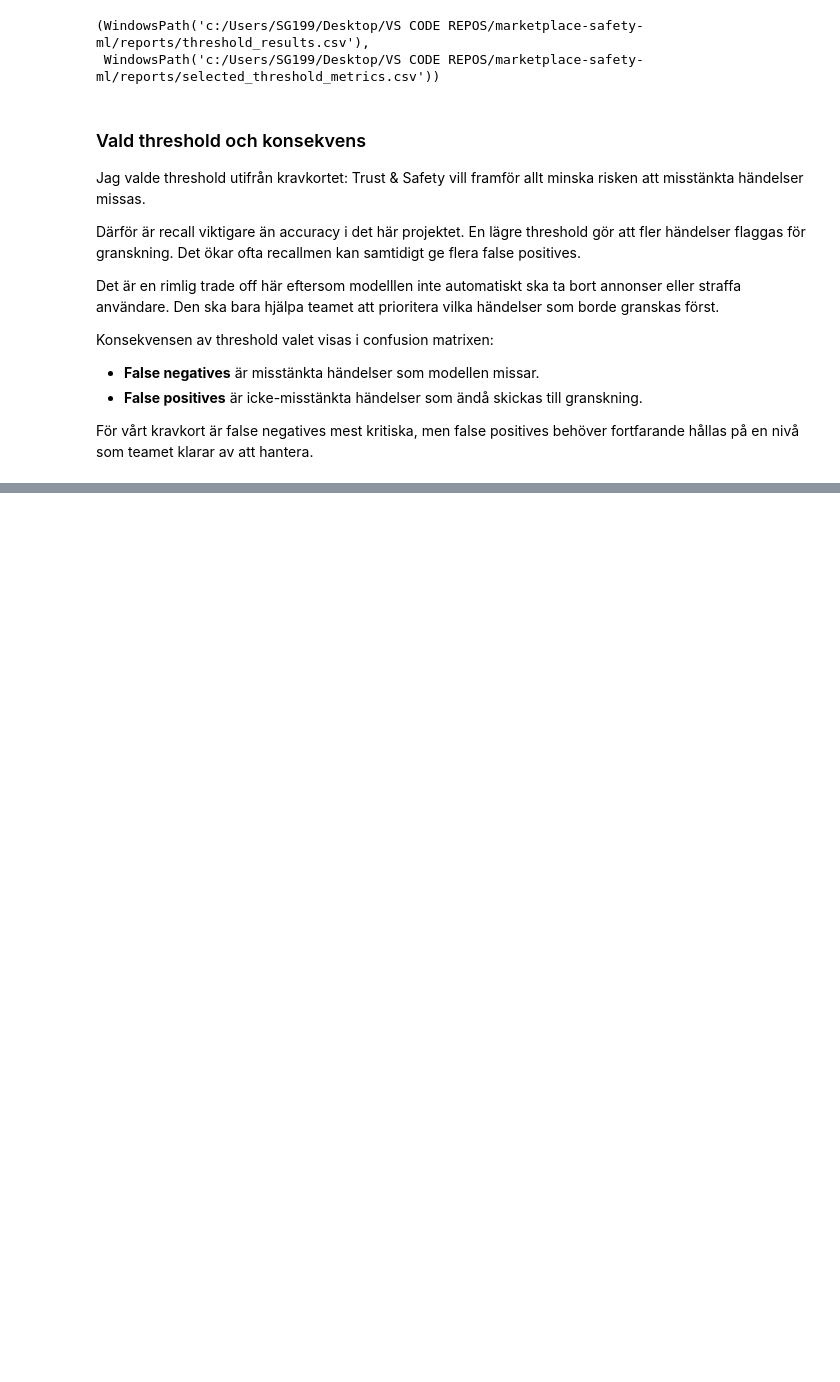
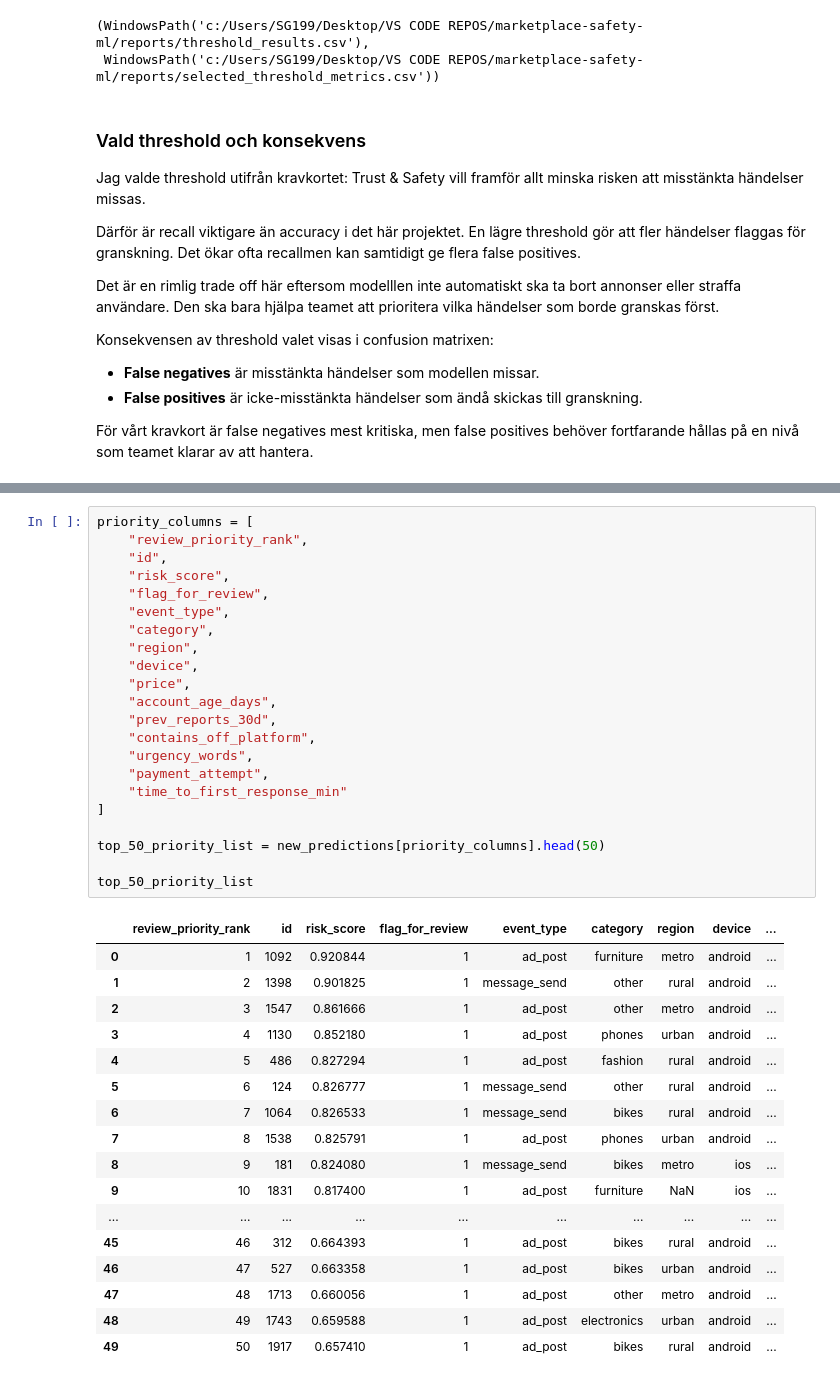
Before and after one commit to SoroushGReza/marketplace-safety-ml, a Jupyter notebook: notebooks/report.ipynb, the cells around one changed output, grey strips where cells are left out. Drawn from its saved outputs; the diff is of its cells as text; blank space fills up the shorter version.

```diff
--- a/notebooks/report.ipynb
+++ b/notebooks/report.ipynb
@@ -937,0 +1078,40 @@ För vårt kravkort är false negatives mest kritiska, men false positives behö
+# %%
+priority_columns = [
+    "review_priority_rank",
+    "id",
+    "risk_score",
+    "flag_for_review",
+    "event_type",
+    "category",
+    "region",
+    "device",
+    "price",
+    "account_age_days",
+    "prev_reports_30d",
+    "contains_off_platform",
+    "urgency_words",
+    "payment_attempt",
+    "time_to_first_response_min"
+]
+
+top_50_priority_list = new_predictions[priority_columns].head(50)
+
+top_50_priority_list
+# %% [output]
+|  | review_priority_rank | id | risk_score | flag_for_review | event_type | category | region | device | ... |
+| 0 | 1 | 1092 | 0.920844 | 1 | ad_post | furniture | metro | android | ... |
+| 1 | 2 | 1398 | 0.901825 | 1 | message_send | other | rural | android | ... |
+| 2 | 3 | 1547 | 0.861666 | 1 | ad_post | other | metro | android | ... |
+| 3 | 4 | 1130 | 0.852180 | 1 | ad_post | phones | urban | android | ... |
+| 4 | 5 | 486 | 0.827294 | 1 | ad_post | fashion | rural | android | ... |
+| 5 | 6 | 124 | 0.826777 | 1 | message_send | other | rural | android | ... |
+| 6 | 7 | 1064 | 0.826533 | 1 | message_send | bikes | rural | android | ... |
+| 7 | 8 | 1538 | 0.825791 | 1 | ad_post | phones | urban | android | ... |
+| 8 | 9 | 181 | 0.824080 | 1 | message_send | bikes | metro | ios | ... |
+| 9 | 10 | 1831 | 0.817400 | 1 | ad_post | furniture | NaN | ios | ... |
+| ... | ... | ... | ... | ... | ... | ... | ... | ... | ... |
+| 45 | 46 | 312 | 0.664393 | 1 | ad_post | bikes | rural | android | ... |
+| 46 | 47 | 527 | 0.663358 | 1 | ad_post | bikes | urban | android | ... |
+| 47 | 48 | 1713 | 0.660056 | 1 | ad_post | other | metro | android | ... |
+| 48 | 49 | 1743 | 0.659588 | 1 | ad_post | electronics | urban | android | ... |
+| 49 | 50 | 1917 | 0.657410 | 1 | ad_post | bikes | rural | android | ... |
```
Also changed, not shown: parts of 11 cells of this notebook, 4 other files.
